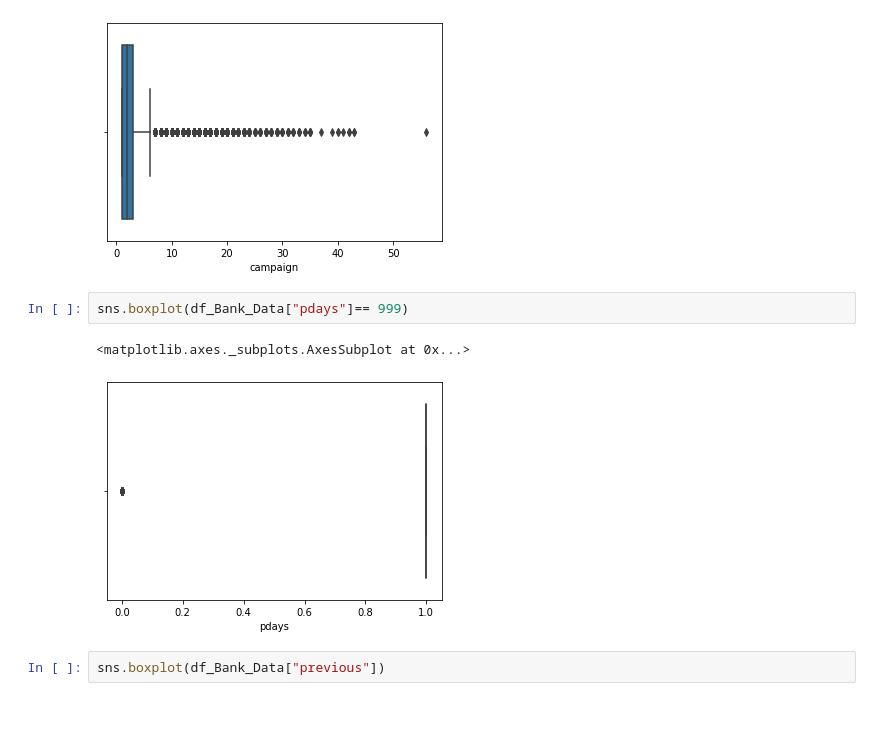
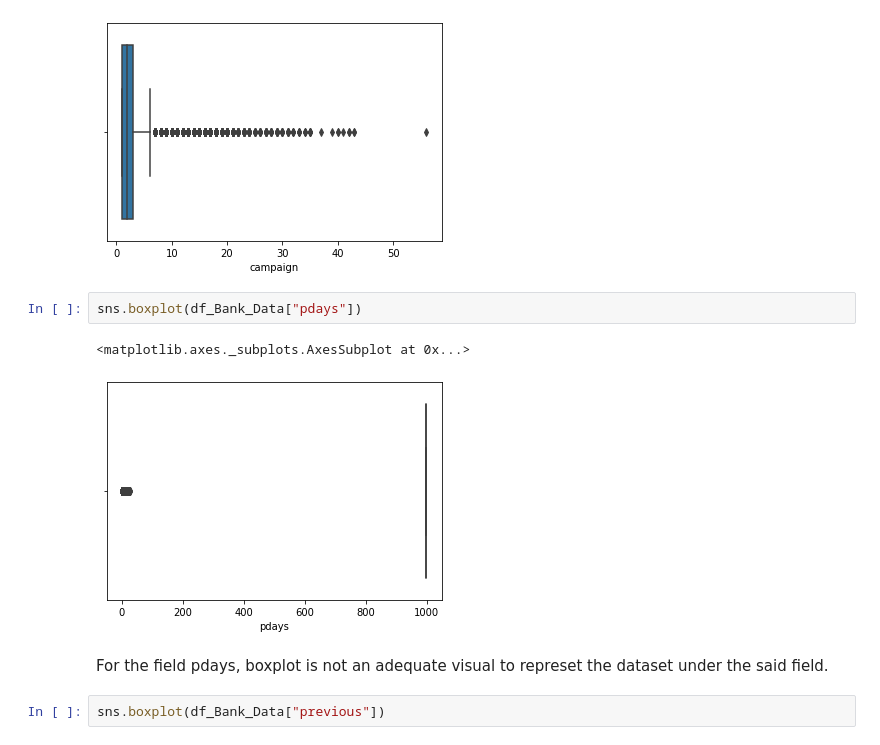
Before and after one commit to AmeeAyco/BANK-DATA-MARKETING-, a Jupyter notebook: MAN_203_S1.ipynb, the cells around one changed output. Saved outputs shown, nothing was run; the diff lists cells and outputs as text; blank space fills up the shorter version.

```diff
--- a/MAN_203_S1.ipynb
+++ b/MAN_203_S1.ipynb
@@ -231,10 +333,12 @@ sns.boxplot(df_Bank_Data["campaign"])
 <matplotlib.axes._subplots.AxesSubplot at 0x...>
 [figure]
 # %%
-sns.boxplot(df_Bank_Data["pdays"]== 999)
+sns.boxplot(df_Bank_Data["pdays"])
 # %% [output]
 <matplotlib.axes._subplots.AxesSubplot at 0x...>
-[figure, old version]
+[figure, new version]
+# %% [markdown]
+For the field pdays, boxplot is not an adequate visual to represet the dataset under the said field.
 # %%
 sns.boxplot(df_Bank_Data["previous"])
 # %% [output]
```
Also changed, not shown: parts of 30 cells of this notebook.
